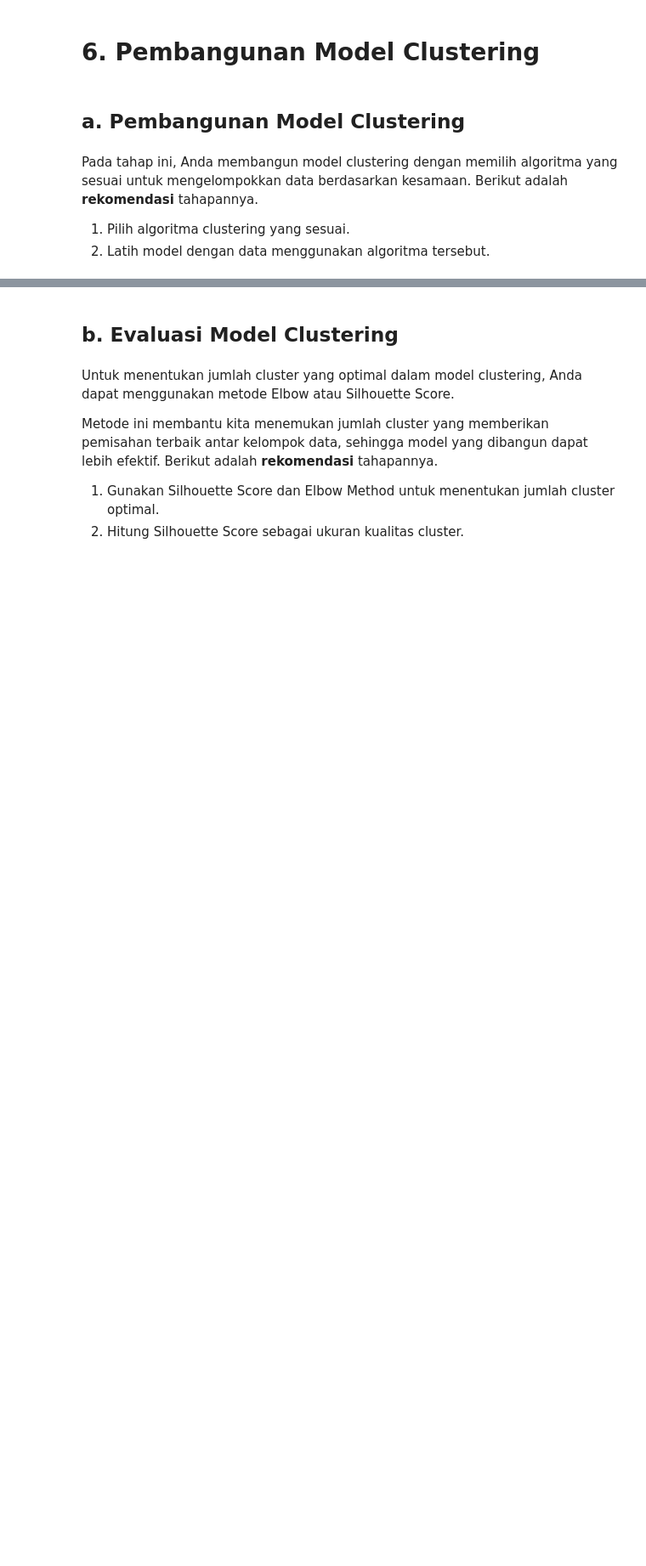
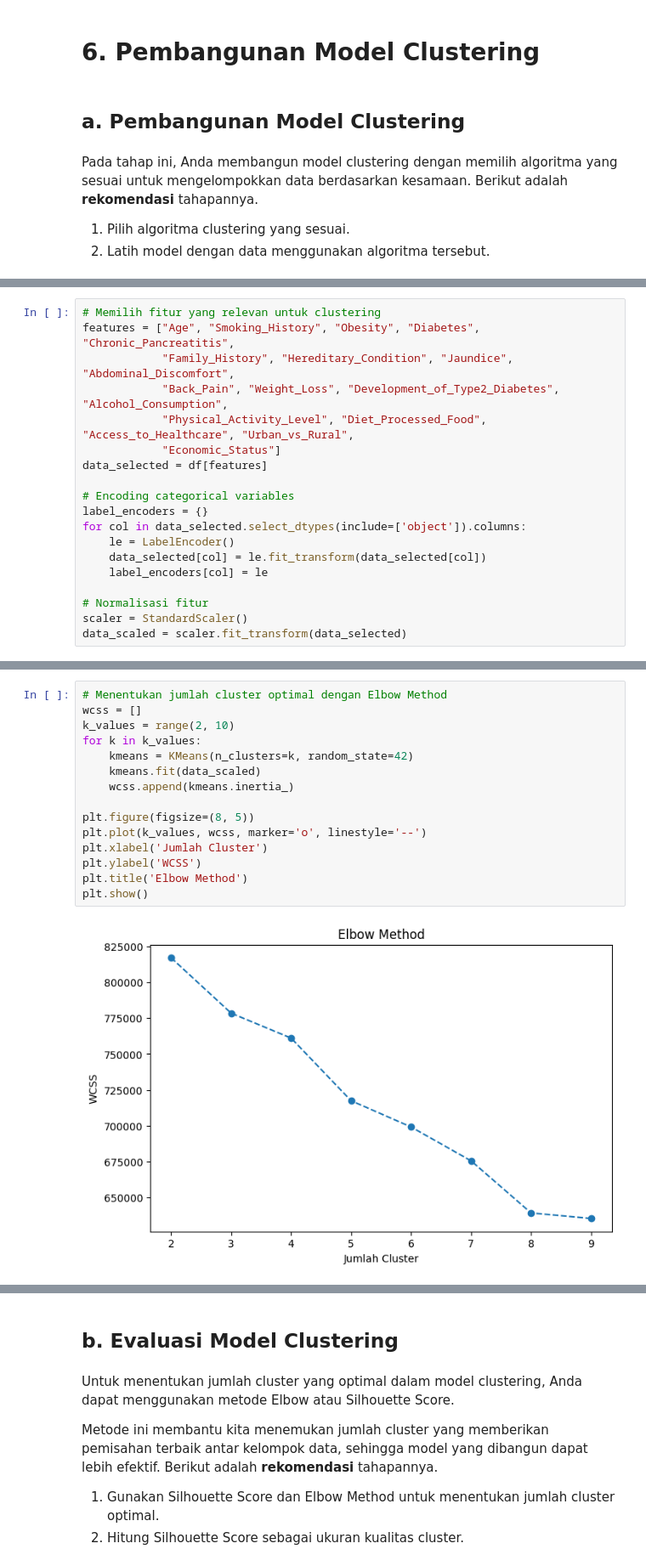
Before and after one commit to faarismuda/Dicoding-ML-Shop-Customers, a Jupyter notebook: [Clustering]_Submission_Akhir_BMLP_Faaris Muda Dwi Nugraha.ipynb, the cells around one changed output, grey strips where cells are left out. Shown at 85% size. Saved outputs shown, nothing was run; the diff lists cells and outputs as text; blank space fills up the shorter version.

```diff
--- a/[Clustering]_Submission_Akhir_BMLP_Faaris Muda Dwi Nugraha.ipynb
+++ b/[Clustering]_Submission_Akhir_BMLP_Faaris Muda Dwi Nugraha.ipynb
@@ -320,0 +302,19 @@ def load_and_prepare_data(df):
+# %%
+# Memilih fitur yang relevan untuk clustering
+features = ["Age", "Smoking_History", "Obesity", "Diabetes", "Chronic_Pancreatitis",
+            "Family_History", "Hereditary_Condition", "Jaundice", "Abdominal_Discomfort",
+            "Back_Pain", "Weight_Loss", "Development_of_Type2_Diabetes", "Alcohol_Consumption",
+            "Physical_Activity_Level", "Diet_Processed_Food", "Access_to_Healthcare", "Urban_vs_Rural",
+            "Economic_Status"]
+data_selected = df[features]
+
+# Encoding categorical variables
+label_encoders = {}
+for col in data_selected.select_dtypes(include=['object']).columns:
+    le = LabelEncoder()
+    data_selected[col] = le.fit_transform(data_selected[col])
+    label_encoders[col] = le
+
+# Normalisasi fitur
+scaler = StandardScaler()
+data_scaled = scaler.fit_transform(data_selected)
@@ -321 +339,18 @@ def load_and_prepare_data(df):
+# %%
+# Menentukan jumlah cluster optimal dengan Elbow Method
+wcss = []
+k_values = range(2, 10)
+for k in k_values:
+    kmeans = KMeans(n_clusters=k, random_state=42)
+    kmeans.fit(data_scaled)
+    wcss.append(kmeans.inertia_)
+
+plt.figure(figsize=(8, 5))
+plt.plot(k_values, wcss, marker='o', linestyle='--')
+plt.xlabel('Jumlah Cluster')
+plt.ylabel('WCSS')
+plt.title('Elbow Method')
+plt.show()
+# %% [output]
+[figure, added]
 # %%
```
Also changed, not shown: parts of 9 cells of this notebook.
